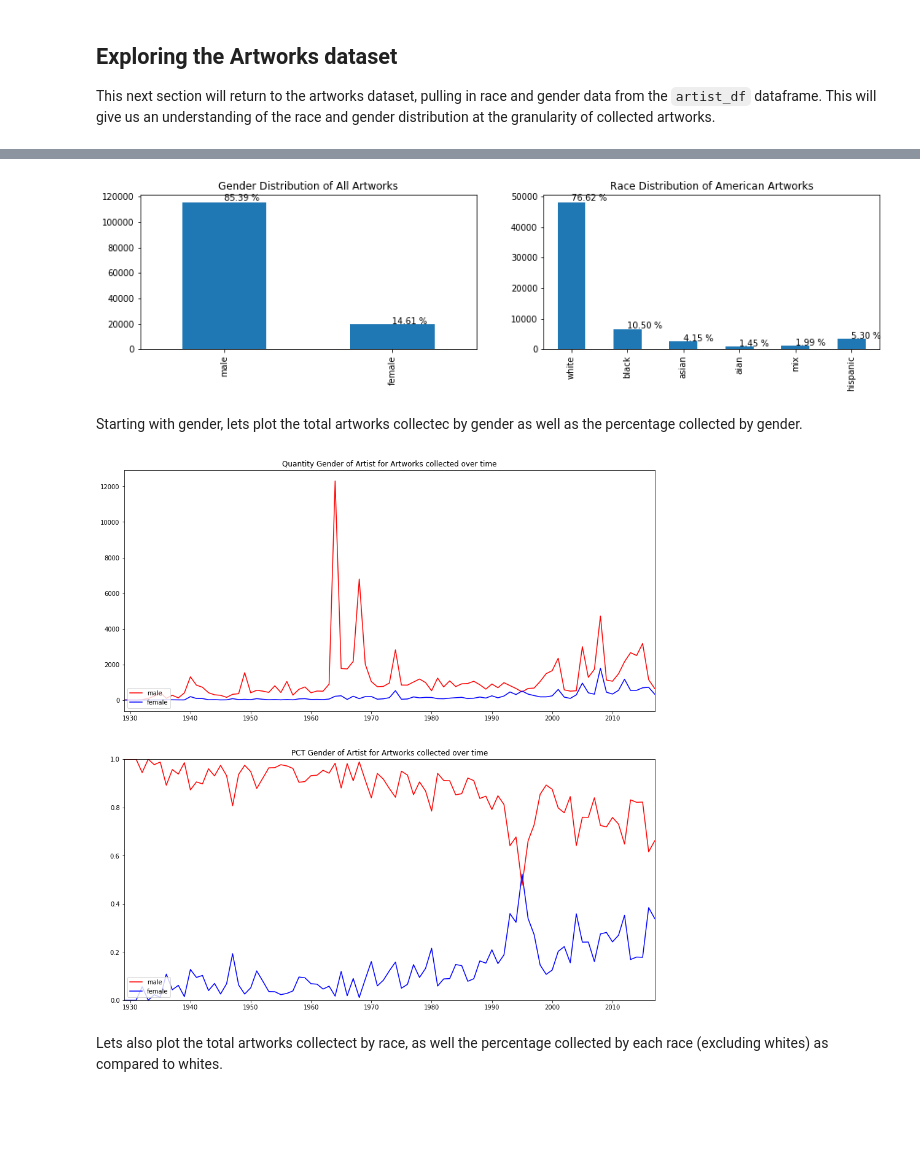
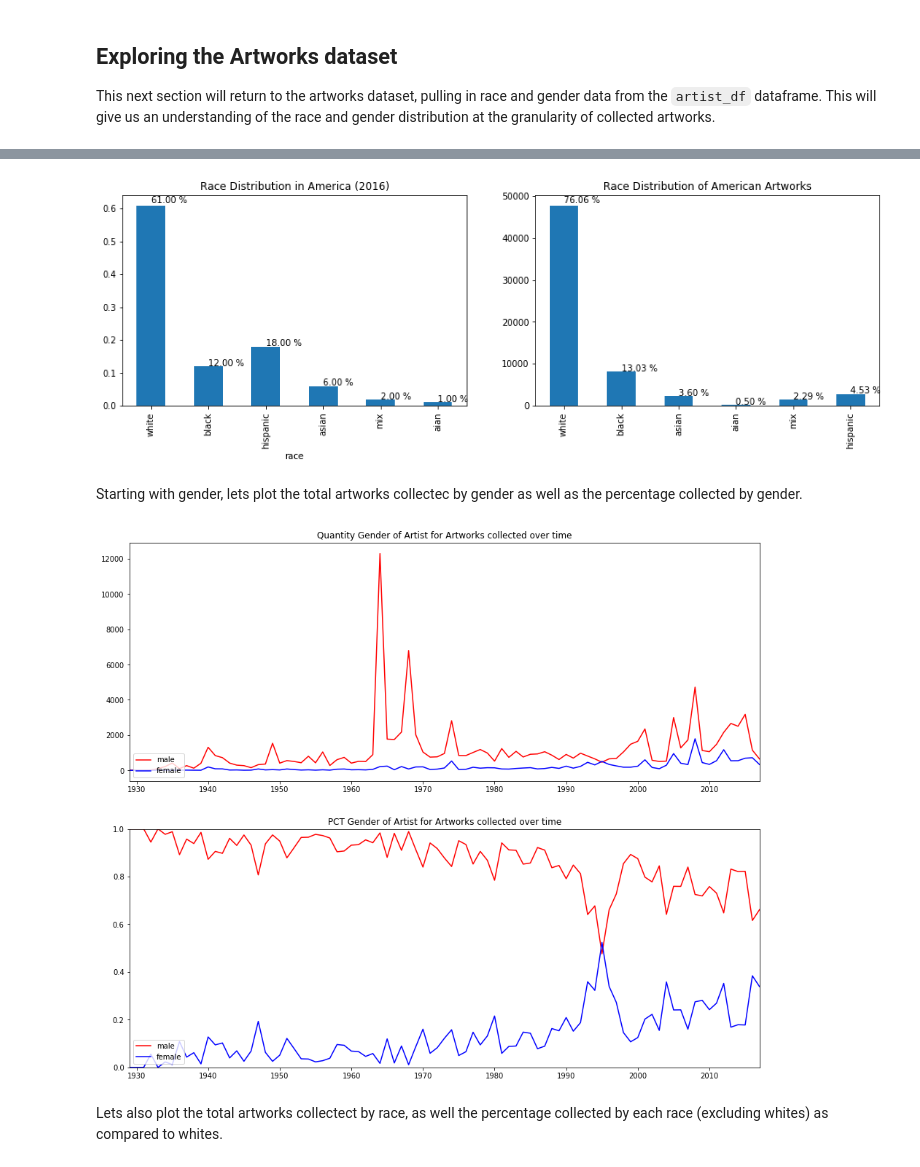
Before and after one commit to energyjs/moma, a Jupyter notebook: code/analysis.ipynb, the cells around one changed output, grey strips where cells are left out. Saved outputs shown, nothing was run; the diff lists cells and outputs as text; code cells hidden in the pictures; blank space fills up the shorter version.

```diff
--- a/code/analysis.ipynb
+++ b/code/analysis.ipynb
@@ -306,31 +306,37 @@ print(artwork_df.shape)
 | 5 | 7605 | (Austrian) | 1997-01-15 | 1.0 | 0.0 | 1.0 | 0.0 | 0.0 | 0.0 | ... |
 (132997, 11)
 # %%
-fig = plt.figure(figsize=(12, 6))
+fig = plt.figure(figsize=(12, 8))
 plt.subplots_adjust(left=-0.5, bottom=-0.5, right=0.5, top=0.5, wspace=0.2, hspace=0.4)
 
 ax1 = fig.add_subplot(221)
 ax2 = fig.add_subplot(222)
 
+# util.plot_distribution(
+#     dist_df=artwork_df[['male', 'female']].sum(),
+#     title="Gender Distribution of All Artworks",
+#     ax=ax1)
+
+# Race distribution of people in America
 util.plot_distribution(
-    dist_df=artwork_df[['male', 'female']].sum(),
-    title="Gender Distribution of All Artworks",
+    dist_df=race_dist_df['america'][['white', 'black', 'hispanic', 'asian', 'mix', 'aian']],
+    title="Race Distribution in America (2016)",
     ax=ax1)
 
 american_artwork_df = artwork_df.dropna(subset=['nationality'])
 american_artwork_df = american_artwork_df[american_artwork_df['nationality'].str.contains('American')]
 
 util.plot_distribution(
     dist_df=american_artwork_df[['white', 'black', 'asian', 'aian', 'mix', 'hispanic']].sum(),
     title="Race Distribution of American Artworks",
     ax=ax2)
 # %% [output]
-[figure, old version]
+[figure, new version]
 # %% [markdown]
 Starting with gender, lets plot the total artworks collectec by gender as well as the percentage collected by gender.
 # %%
 # plot hist
-fig = plt.figure(figsize=(12, 12))
+fig = plt.figure(figsize=(12, 10))
 plt.subplots_adjust(left=-0.5, bottom=-0.5, right=0.5, top=0.5, wspace=0.2, hspace=0.2)
 ax1 = fig.add_subplot(211)
 ax2 = fig.add_subplot(212)
@@ -354,7 +360,7 @@ util.plot_acquisition_by_year(
     title="PCT Gender of Artist for Artworks collected over time",
     pct=True)
 # %% [output]
-[figure, old version]
+[figure, new version]
 # %% [markdown]
 Lets also plot the total artworks collectect by race, as well the percentage collected by each race (excluding whites) as compared to whites.
 # %%
```
Also changed, not shown: parts of 4 cells of this notebook.
